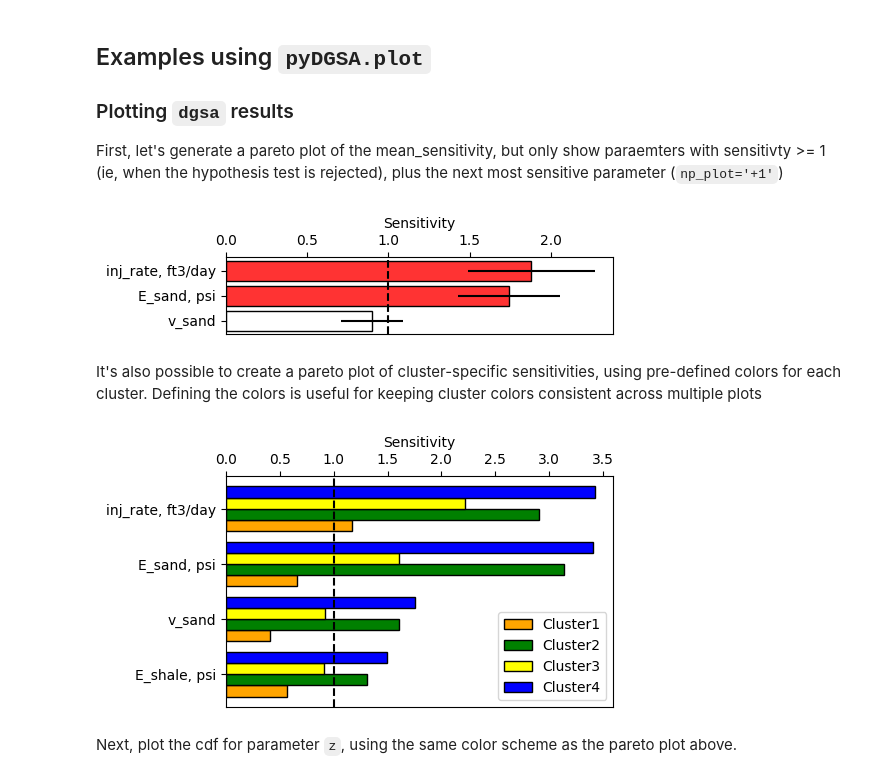
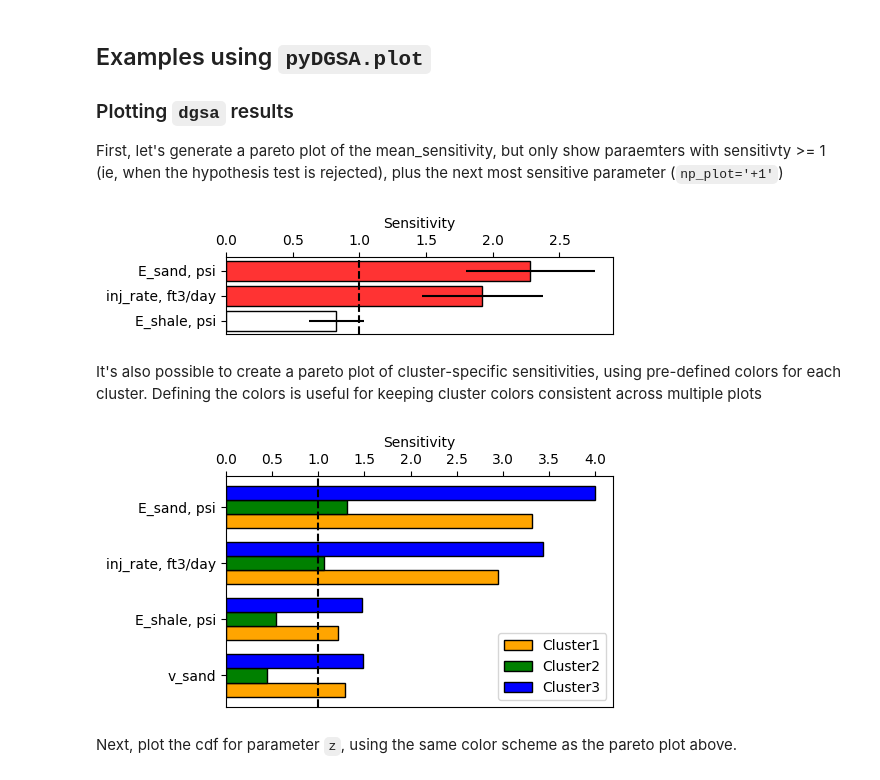
Before and after one commit to AndyStudio/pyDGSA, a Jupyter notebook: SA_0d_detailed_newdata.ipynb, the cells around one changed output. Cells and saved outputs as stored; diff of their text form; code cells hidden in the pictures.

```diff
--- a/SA_0d_detailed_newdata.ipynb
+++ b/SA_0d_detailed_newdata.ipynb
@@ -54,7 +54,7 @@ distances = squareform(distances)
 # Cluster the responses using KMedoids
 from pyDGSA.cluster import KMedoids
 
-n_clusters = 4
+n_clusters = 3
 clusterer = KMedoids(n_clusters=n_clusters, max_iter=3000, tol=1e-4)
 labels, medoids = clusterer.fit_predict(distances)
 # %% [markdown]
@@ -223,18 +223,18 @@ from pyDGSA.plot import vert_pareto_plot
 
 fig, ax = vert_pareto_plot(mean_sensitivity, np_plot='+1', confidence=True)
 # %% [output]
-[figure, old version]
+[figure, new version]
 # %% [markdown]
 It's also possible to create a pareto plot of cluster-specific sensitivities, using pre-defined colors for each cluster. Defining the colors is useful for keeping cluster colors consistent across multiple plots
 # %%
 # Define the colors for each cluster
-cluster_colors = ['orange', 'green', 'yellow', 'blue']
+cluster_colors = ['orange', 'green', 'blue', 'red', 'black']
 
 # Only plot 3 parameters total to save space (np_plot=3)
 fig, ax = vert_pareto_plot(cluster_sensitivity, np_plot=4, fmt='cluster_avg',
                            colors=cluster_colors)
 # %% [output]
-[figure, old version]
+[figure, new version]
 # %% [markdown]
 Next, plot the cdf for parameter `z`, using the same color scheme as the pareto plot above.
 # %%
```
Also changed, not shown: parts of 11 cells of this notebook, 5 other files.
